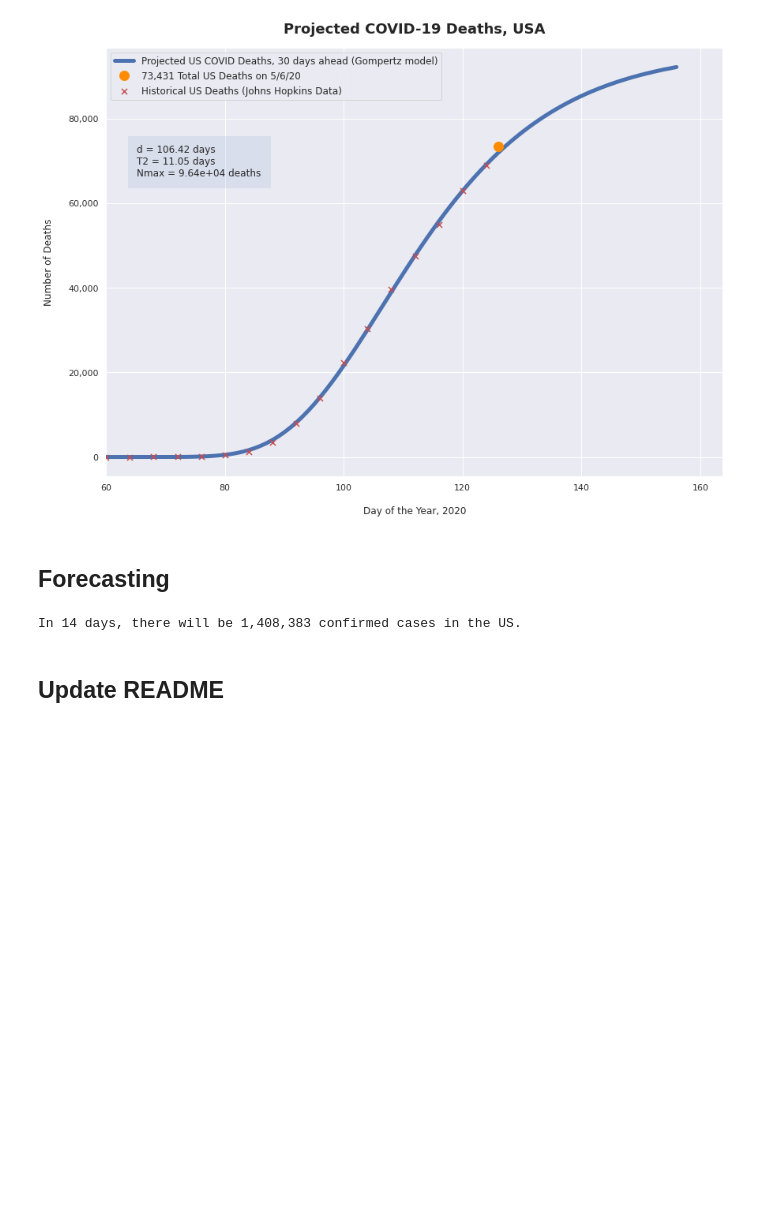
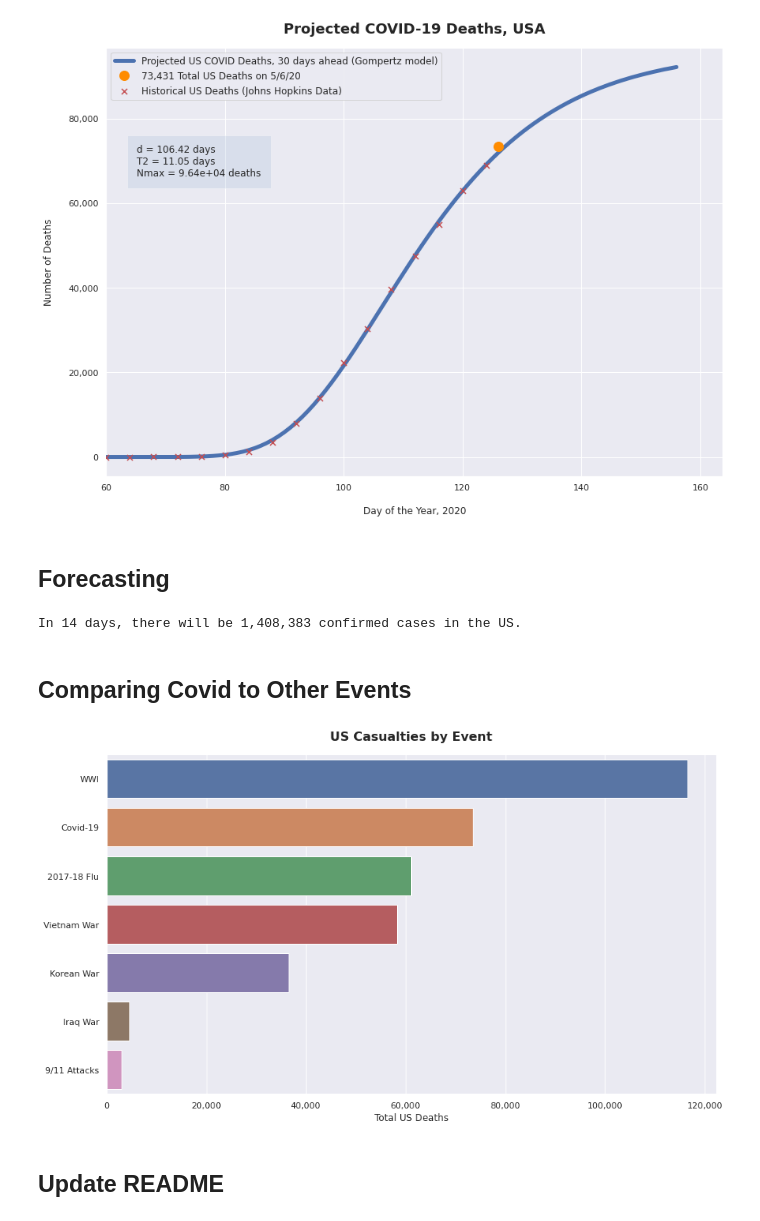
Before and after one commit to bws428/covid-19, a Jupyter notebook: covid-projections.ipynb, the cells around one changed output. Saved outputs shown, nothing was run; the diff lists cells and outputs as text; code cells hidden in the pictures; blank space fills up the shorter version.

Commit message:
Add casualties plot

```diff
--- a/covid-projections.ipynb
+++ b/covid-projections.ipynb
@@ -227,6 +227,35 @@ future = today + f
 print(f"In {f} days, there will be {int(np.around(N(future, *popt),0)):,} confirmed cases in the US.")
 # %% [output]
 In 14 days, there will be 1,408,383 confirmed cases in the US.
+# %% [markdown]
+## Comparing Covid to Other Events
+# %%
+# Covid-19 US Deaths
+deaths = pd.read_csv('deaths.csv',
+                     sep=r'\s*,\s*', encoding='ascii', engine='python')
+covid = pd.DataFrame([['Covid-19', ydata_deaths[today], 'Johns Hopkins']],
+                     columns = ('event', 'deaths', 'source'))
+deaths = deaths.append(covid, ignore_index=True)
+deaths = deaths.sort_values(by=['deaths'], ascending=0)
+
+# Plot bar graph
+fig = plt.figure(figsize=(14,8))
+ax = sns.barplot(x="deaths", y="event", data=deaths)
+
+# Format y-axis labels with thousands separator
+ax = plt.gca()
+ax.get_xaxis().set_major_formatter(
+    mpl.ticker.FuncFormatter(lambda x, p: format(int(x), ',')))
+
+# Set axis labels
+plt.title("US Casualties by Event", fontsize=16, pad=18, fontweight='bold')
+ax.set(xlabel='Total US Deaths', ylabel='')
+plt.show()
+
+# Save the figure as PNG
+fig.savefig("charts/casualties.png".format(latest.replace('/','.')), dpi=200)
+# %% [output]
+[figure, added]
 # %% [markdown]
 ## Update README
 # %%
```
Also changed, not shown: parts of 1 cell of this notebook, 5 other files.
